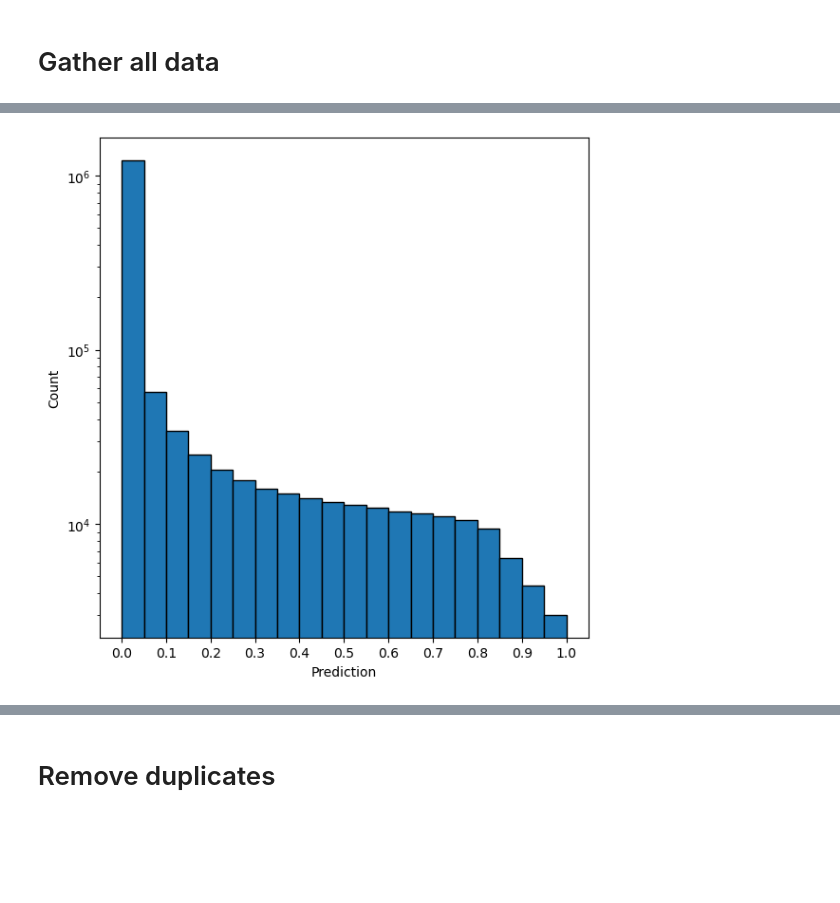
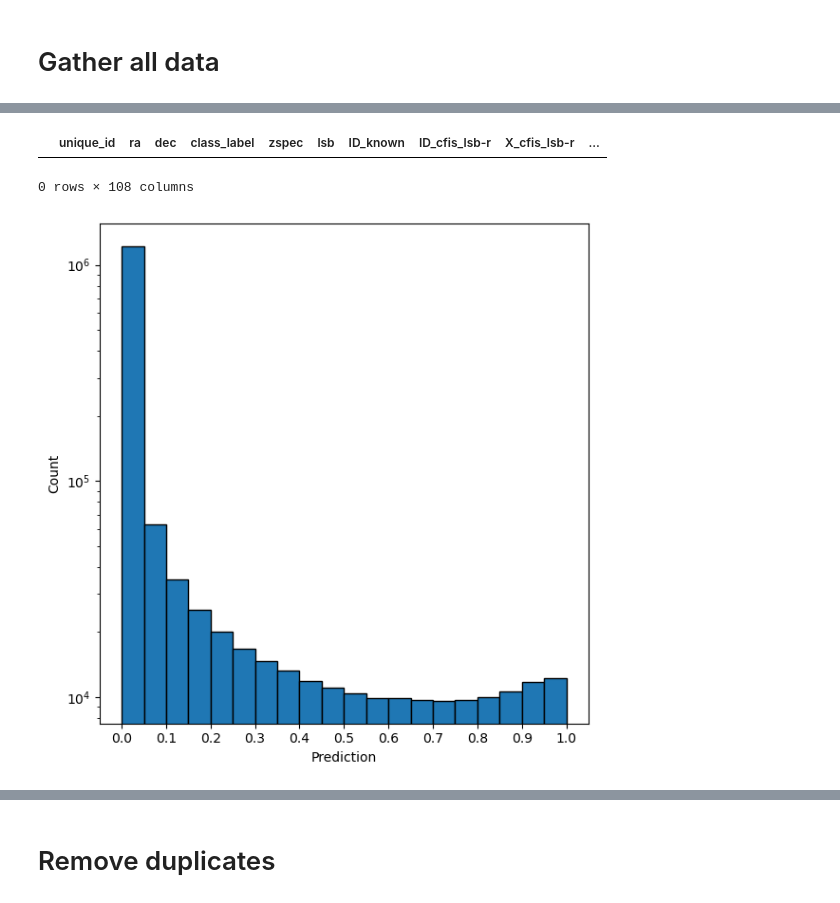
Before and after one commit to heesters-nick/DwarForge, a Jupyter notebook: notebooks/Zoobot_predictions.ipynb, the cells around one changed output, grey strips where cells are left out. Saved outputs shown, nothing was run; the diff lists cells and outputs as text; code cells hidden in the pictures; blank space fills up the shorter version.

```diff
--- a/notebooks/Zoobot_predictions.ipynb
+++ b/notebooks/Zoobot_predictions.ipynb
@@ -12,8 +14,9 @@ import matplotlib.pyplot as plt
 # %% [markdown]
 # Paths
 # %%
-data_dir = '/arc/projects/unions/ssl/data/raw/tiles/dwarforge'
-table_dir = '/arc/home/heestersnick/dwarforge/tables'
-train_df = pd.read_csv(os.path.join(table_dir,'train_df.csv'))
-class_df = pd.read_csv(os.path.join(table_dir, 'class_df.csv'))
+data_dir = "/arc/projects/unions/ssl/data/raw/tiles/dwarforge"
+table_dir = "/arc/home/heestersnick/dwarforge/tables"
+train_df = pd.read_csv(os.path.join(table_dir, "train_df.csv"))
+class_df = pd.read_csv(os.path.join(table_dir, "class_df_v2.csv"))
+all_dwarfs = pd.read_csv(os.path.join(table_dir, "all_known_dwarfs_v3_processed.csv"))
 # %%
@@ -247,17 +314,24 @@ mismatch_df
 # %%
 # remove objects that were used to train the model
-result_no_train = result_df[(result_df['in_training_data'] == 0) & (result_df['lsb'].isna())].reset_index(drop=True)
+# result_no_train = result_df[(result_df['in_training_data'] == 0) & (result_df['lsb'].isna())].reset_index(drop=True)
 # save to file
 # result_no_train.to_parquet(os.path.join(table_dir, 'combined_no_train.parquet'), index=False)
+# remove rows with nan predictions
+result_df = result_df[~result_df["zoobot_pred_v2"].isna()].reset_index(drop=True)
+# %%
+result_df[result_df["zoobot_pred"].isna()]
+# %% [output]
+|  | unique_id | ra | dec | class_label | zspec | lsb | ID_known | ID_cfis_lsb-r | X_cfis_lsb-r | ... |
+0 rows × 108 columns
 # %%
-plt.figure(figsize=(6,6))
-plt.hist(result_no_train['zoobot_pred'], bins=np.arange(0,1.05,0.05), ec='black')
+plt.figure(figsize=(6, 6))
+plt.hist(result_df["zoobot_pred_v2"], bins=np.arange(0, 1.05, 0.05), ec="black")
 plt.xticks(np.arange(0, 1.1, 0.1))
-plt.xlabel('Prediction')
-plt.ylabel('Count')
-plt.yscale('log')
+plt.xlabel("Prediction")
+plt.ylabel("Count")
+plt.yscale("log")
 plt.tight_layout()
 # plt.savefig(os.path.join(figures, 'prediction_dist_example.png'), dpi=300, bbox_inches='tight')
 plt.show()
 # %% [output]
-[figure, old version]
+[figure, new version]
```
Also changed, not shown: parts of 52 cells of this notebook, 16 other files.
